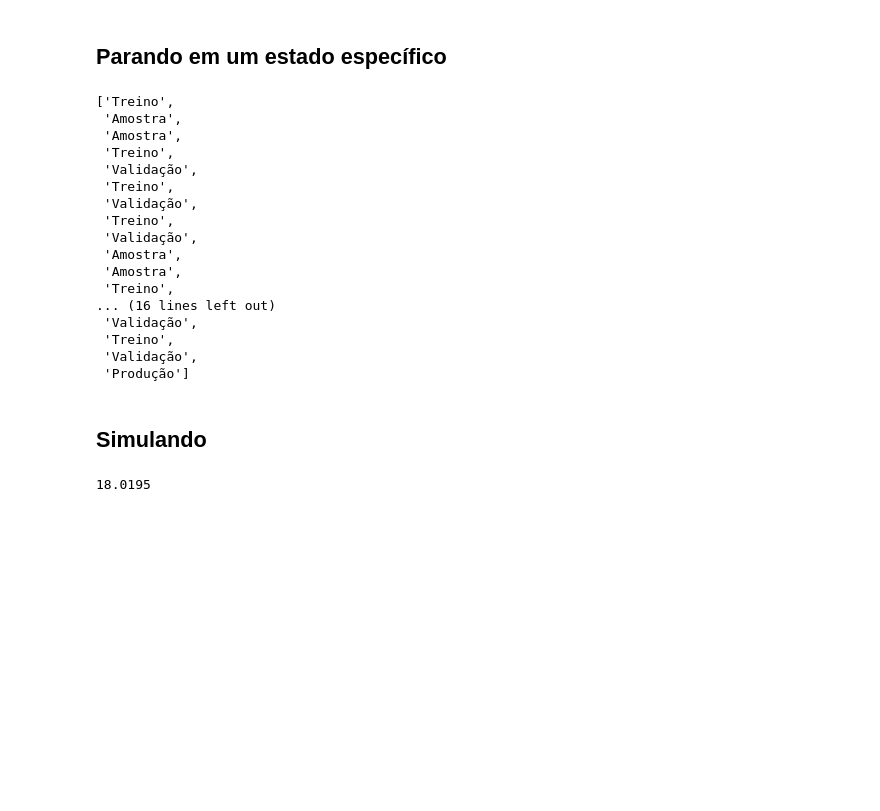
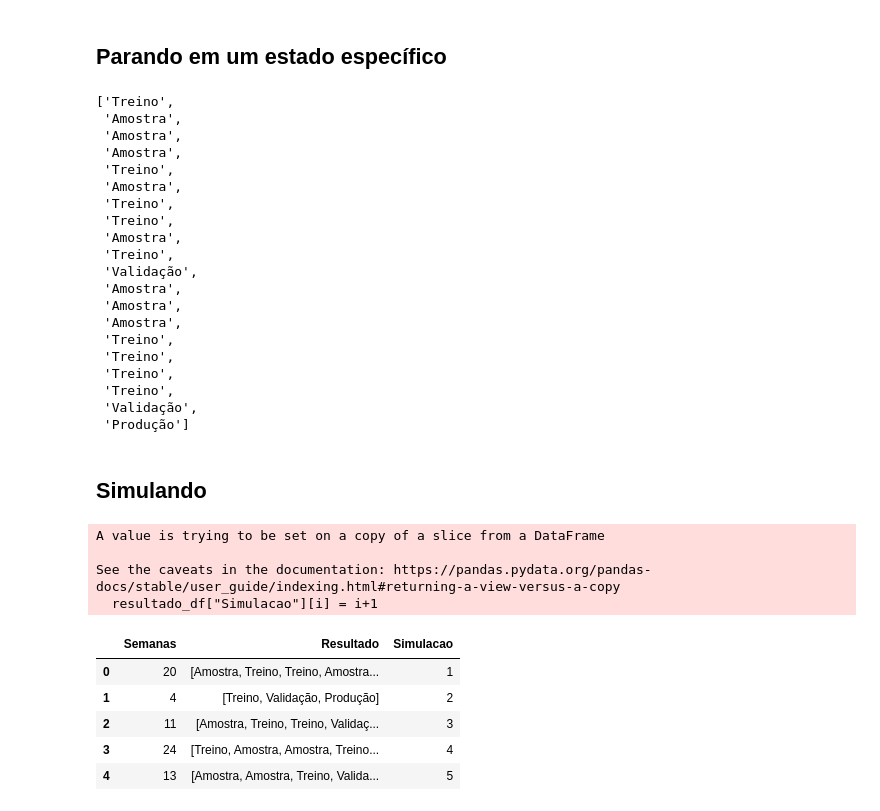
Before and after one commit to jvataidee/PesquisaOperacional, a Jupyter notebook: cadeias_de_markov.ipynb, the cells around one changed output. Cells and saved outputs as stored; diff of their text form; code cells hidden in the pictures; blank space fills up the shorter version.

```diff
--- a/cadeias_de_markov.ipynb
+++ b/cadeias_de_markov.ipynb
@@ -138,24 +138,26 @@ dtype: int64
 # %% [markdown]
 ## Parando em um estado específico
 # %%
-numero_semanas  = 100
 resultado = atividades_modelo.generate_especific_states(current_state='Amostra', stop_state = "Produção")
 resultado
 # %% [output]
 ['Treino',
  'Amostra',
  'Amostra',
+ 'Amostra',
  'Treino',
- 'Validação',
+ 'Amostra',
  'Treino',
- 'Validação',
+ 'Treino',
+ 'Amostra',
  'Treino',
  'Validação',
  'Amostra',
  'Amostra',
+ 'Amostra',
  'Treino',
-... (16 lines left out)
- 'Validação',
+ 'Treino',
+ 'Treino',
  'Treino',
  'Validação',
  'Produção']
@@ -166,6 +168,24 @@ simulacoes = 10000
 
 resultado = atividades_modelo.generate_simulation(current_state='Amostra', stop_state = "Produção", sm = simulacoes )
-# %%
-np.mean(resultado[0])
-# %% [output]
-18.0195
+# %%
+resultado_df  = pd.DataFrame()
+resultado_df["Semanas"] = resultado[0]
+resultado_df["Resultado"] = resultado[1]
+resultado_df["Simulacao"] = 0
+
+for i in range(len(resultado_df["Resultado"])):
+    resultado_df["Simulacao"][i] = i+1
+# %% [output]
+A value is trying to be set on a copy of a slice from a DataFrame
+
+See the caveats in the documentation: https://pandas.pydata.org/pandas-docs/stable/user_guide/indexing.html#returning-a-view-versus-a-copy
+  resultado_df["Simulacao"][i] = i+1
+# %%
+resultado_df.head()
+# %% [output]
+|  | Semanas | Resultado | Simulacao |
+| 0 | 20 | [Amostra, Treino, Treino, Amostra... | 1 |
+| 1 | 4 | [Treino, Validação, Produção] | 2 |
+| 2 | 11 | [Amostra, Treino, Treino, Validaç... | 3 |
+| 3 | 24 | [Treino, Amostra, Amostra, Treino... | 4 |
+| 4 | 13 | [Amostra, Amostra, Treino, Valida... | 5 |
```
Also changed, not shown: parts of 8 cells of this notebook.
